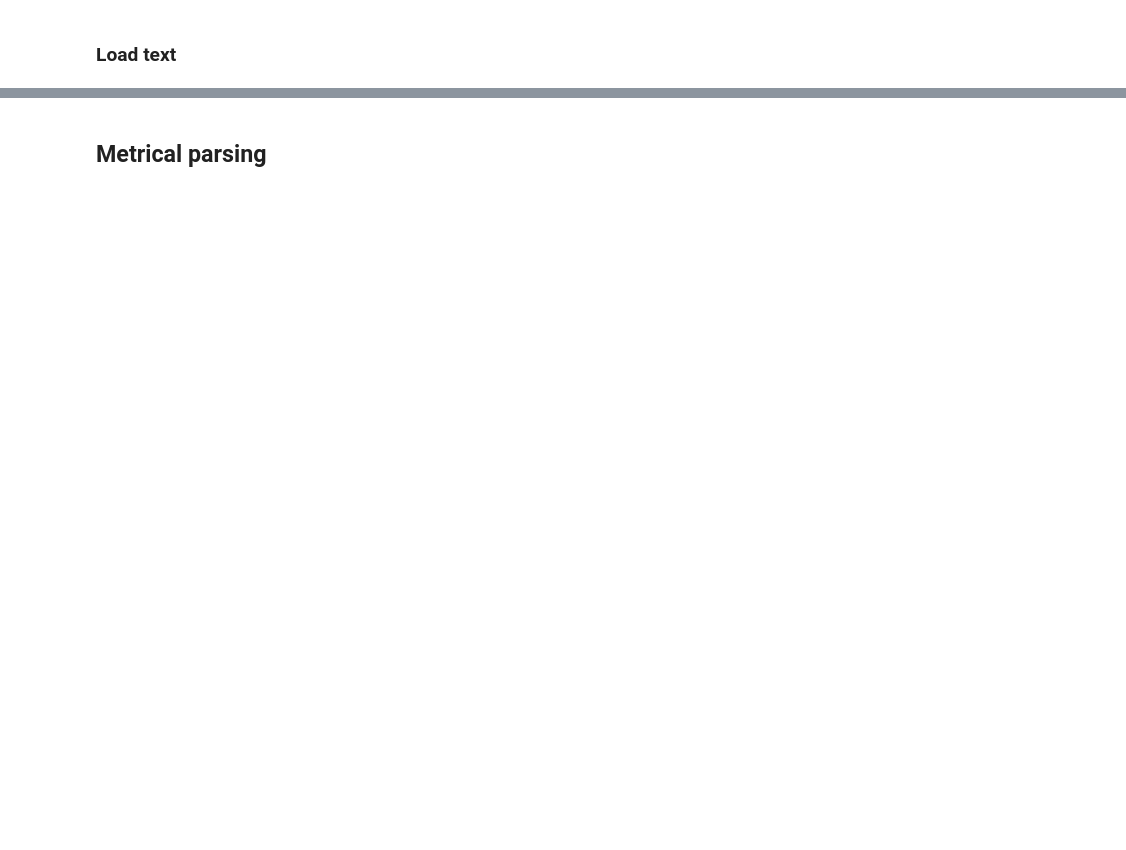
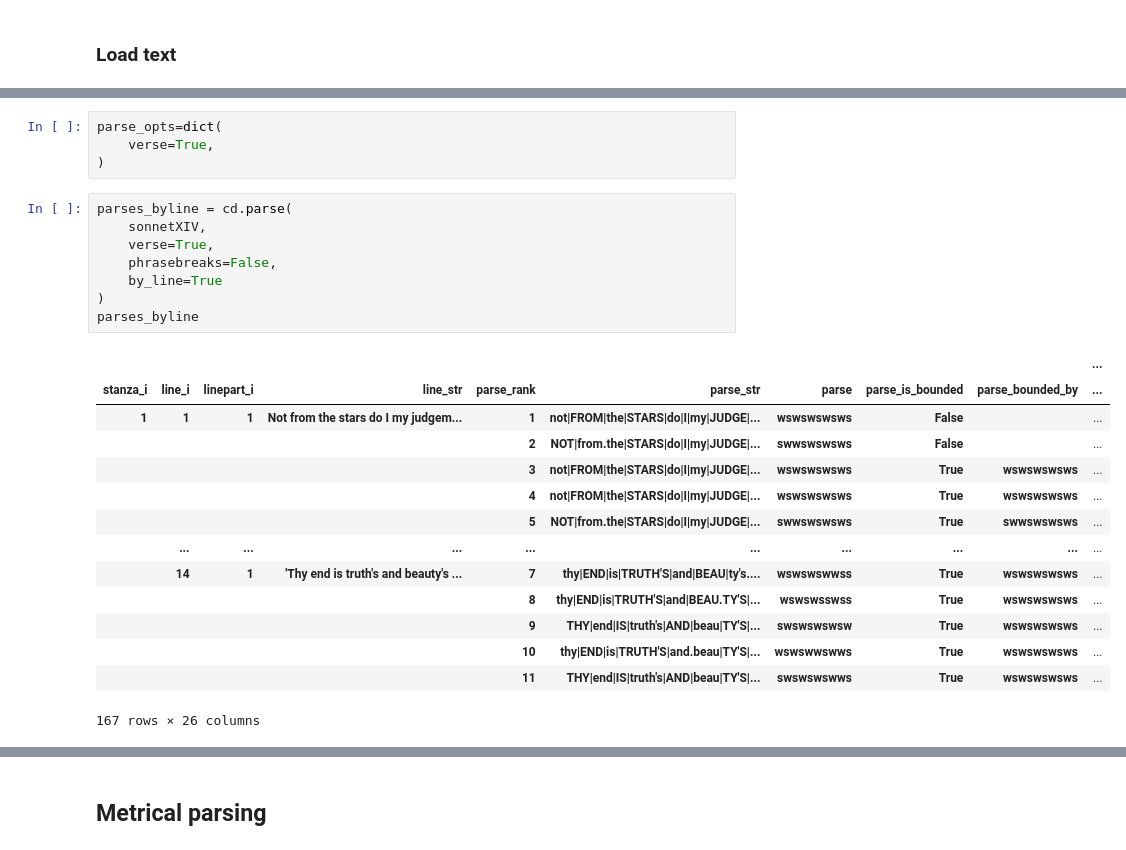
Before and after one commit to quadrismegistus/cadence, a Jupyter notebook: notebooks/README-v2.ipynb, the cells around one changed output, grey strips where cells are left out. Saved outputs shown, nothing was run; the diff lists cells and outputs as text; blank space fills up the shorter version.

```diff
--- a/notebooks/README-v2.ipynb
+++ b/notebooks/README-v2.ipynb
@@ -31,0 +76,27 @@ Brought Death into the World, and all our woe
+# %%
+parse_opts=dict(
+    verse=True,
+)
+# %%
+parses_byline = cd.parse(
+    sonnetXIV,
+    verse=True,
+    phrasebreaks=False,
+    by_line=True
+)
+parses_byline
+# %% [output]
+|  |  |  |  |  |  |  |  |  | ... |
+| stanza_i | line_i | linepart_i | line_str | parse_rank | parse_str | parse | parse_is_bounded | parse_bounded_by | ... |
+| 1 | 1 | 1 | Not from the stars do I my judgem... | 1 | not|FROM|the|STARS|do|I|my|JUDGE|... | wswswswsws | False |  | ... |
+|  |  |  |  | 2 | NOT|from.the|STARS|do|I|my|JUDGE|... | swwswswsws | False |  | ... |
+|  |  |  |  | 3 | not|FROM|the|STARS|do|I|my|JUDGE|... | wswswswsws | True | wswswswsws | ... |
+|  |  |  |  | 4 | not|FROM|the|STARS|do|I|my|JUDGE|... | wswswswsws | True | wswswswsws | ... |
+|  |  |  |  | 5 | NOT|from.the|STARS|do|I|my|JUDGE|... | swwswswsws | True | swwswswsws | ... |
+|  | ... | ... | ... | ... | ... | ... | ... | ... | ... |
+|  | 14 | 1 | 'Thy end is truth's and beauty's ... | 7 | thy|END|is|TRUTH'S|and|BEAU|ty's.... | wswswswwss | True | wswswswsws | ... |
+|  |  |  |  | 8 | thy|END|is|TRUTH'S|and|BEAU.TY'S|... | wswswsswss | True | wswswswsws | ... |
+|  |  |  |  | 9 | THY|end|IS|truth's|AND|beau|TY'S|... | swswswswsw | True | wswswswsws | ... |
+|  |  |  |  | 10 | thy|END|is|TRUTH'S|and.beau|TY'S|... | wswswwswws | True | wswswswsws | ... |
+|  |  |  |  | 11 | THY|end|IS|truth's|AND|beau|TY'S|... | swswswswws | True | wswswswsws | ... |
+167 rows × 26 columns
```
Also changed, not shown: parts of 34 cells of this notebook, 6 other files.
